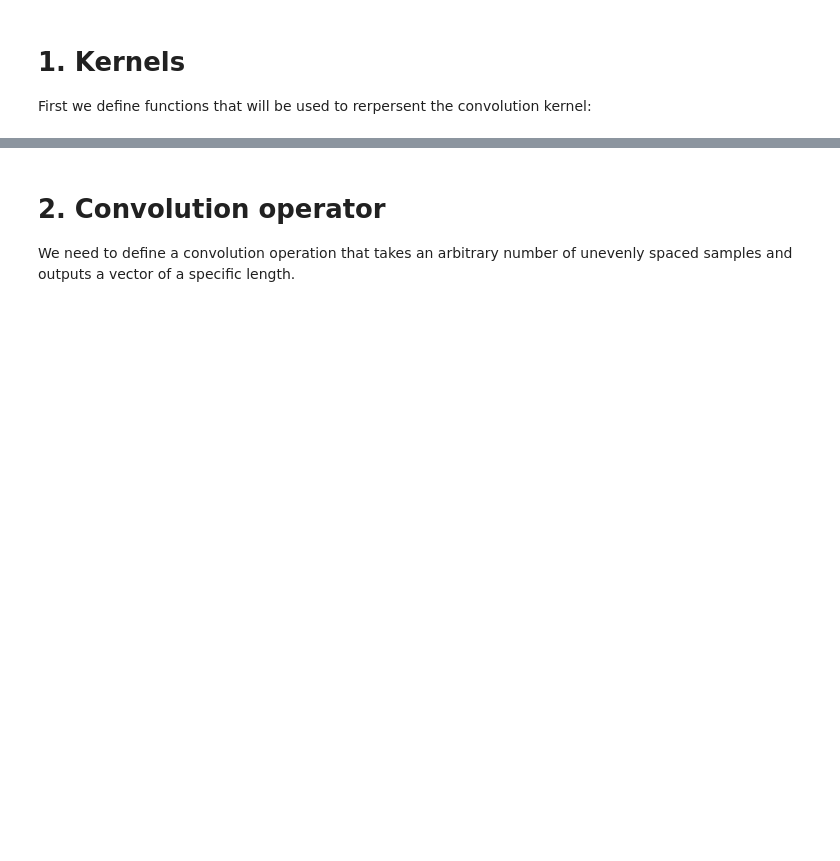
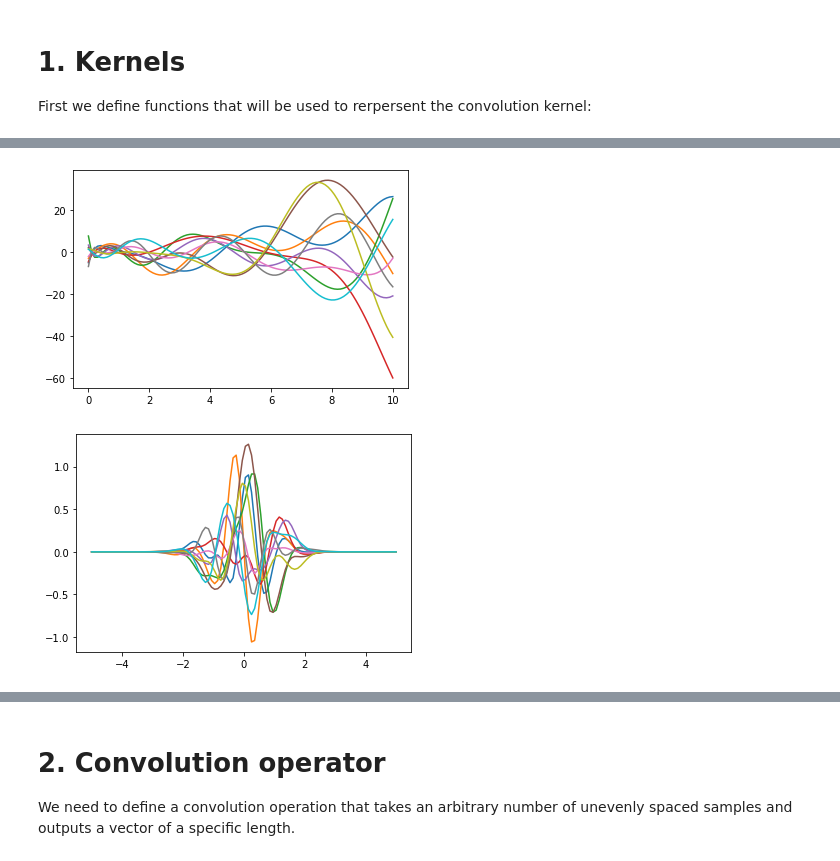
Before and after one commit to herjy/LNSNtector, a Jupyter notebook: Continuous_convolutional_layer.ipynb, the cells around one changed output, grey strips where cells are left out. Drawn from its saved outputs; the diff is of its cells as text; code cells hidden in the pictures; blank space fills up the shorter version.

```diff
--- a/Continuous_convolutional_layer.ipynb
+++ b/Continuous_convolutional_layer.ipynb
@@ -111,0 +58,64 @@ plt.show()
+# %%
+class Continuous():
+    def __init__(self, ):
+        pass
+
+    def generator(self,):
+
+        pass
+
+
+class Laguerre(Continuous):
+    def __init__(self, order):
+        self.order = order
+
+    def generator(self, t):
+        return f_Laguerre(t, self.order)
+
+    def __call__(self, t):
+        return self.generator(t)
+
+class Gauss_Hermite(Continuous):
+    def __init__(self, order, beta):
+        self.order = order
+        self.beta = beta
+
+    def generator(self, t):
+        return f_Gauss_Hermite(t, self.order, self.beta)
+
+    def __call__(self, t):
+        return self.generator(t)
+
+class GH_polynomial(Continuous):
+    def __init__(self, weights, beta):
+        self.weights = weights
+        self.beta = beta
+        self.order = len(weights)
+
+    def generator(self, t):
+        vectors = Gauss_Hermite(self.order, self.beta)(t)
+        return torch.matmul(torch.tensor(vectors.T, dtype=torch.float), self.weights)
+
+    def __call__(self, t):
+        return self.generator(t)
+
+
+t = np.linspace(-5,5,100)
+lags = Laguerre(20)(t+5)
+
+hermits = Gauss_Hermite(20, beta=0.5)(t)
+
+for j in range(10):
+    weights = np.random.randn(20)
+    plt.plot(t+5, np.dot(lags.T, weights))
+
+plt.show()
+
+for j in range(10):
+    weights = np.random.randn(20)
+    plt.plot(t, np.dot(hermits.T, weights))
+
+plt.show()
+# %% [output]
+[figure, added]
+[figure, added]
```
Also changed, not shown: parts of 8 cells of this notebook.
